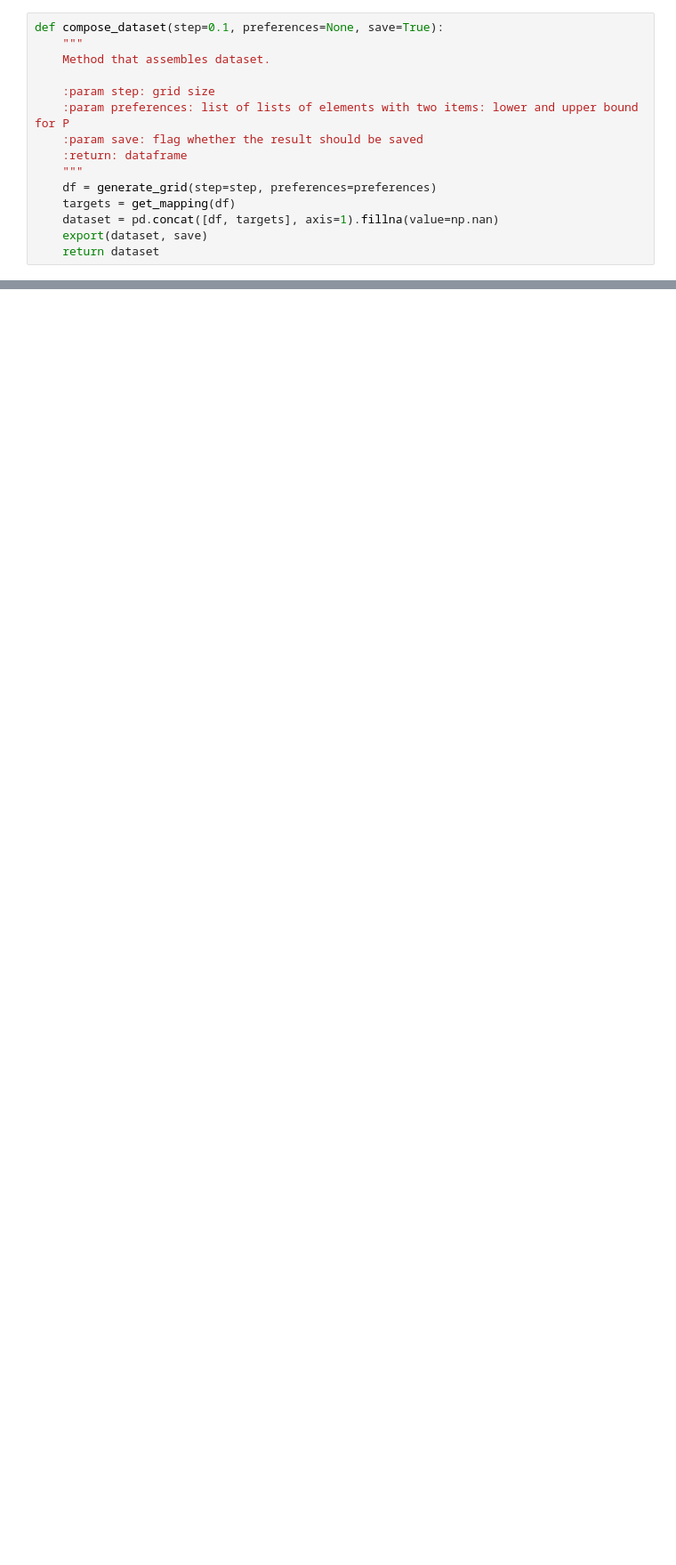
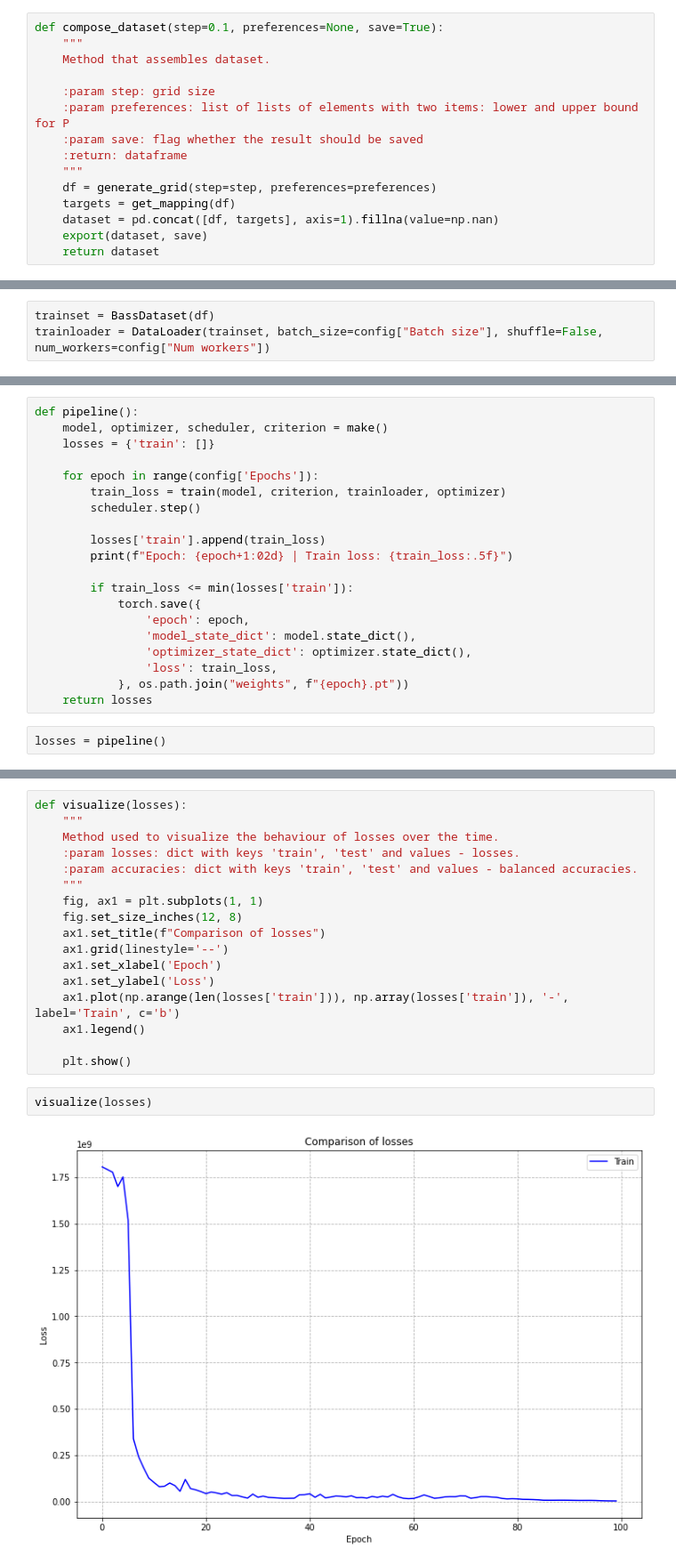
Before and after one commit to DanisAlukaev/Simulation-Modelling, a Jupyter notebook: Assignment 2/Solution.ipynb, the cells around one changed output, grey strips where cells are left out. Shown at 89% size. Cells and saved outputs as stored; diff of their text form; blank space fills up the shorter version.

Commit message:
+ ml model

```diff
--- a/Assignment 2/Solution.ipynb
+++ b/Assignment 2/Solution.ipynb
@@ -246,0 +300,3 @@ dataset.head()
+# %%
+trainset = BassDataset(df)
+trainloader = DataLoader(trainset, batch_size=config["Batch size"], shuffle=False, num_workers=config["Num workers"])
@@ -246,0 +368,22 @@ dataset.head()
+# %%
+def pipeline():
+    model, optimizer, scheduler, criterion = make()
+    losses = {'train': []}
+
+    for epoch in range(config['Epochs']):
+        train_loss = train(model, criterion, trainloader, optimizer)
+        scheduler.step()
+
+        losses['train'].append(train_loss)
+        print(f"Epoch: {epoch+1:02d} | Train loss: {train_loss:.5f}")
+
+        if train_loss <= min(losses['train']):
+            torch.save({
+                'epoch': epoch,
+                'model_state_dict': model.state_dict(),
+                'optimizer_state_dict': optimizer.state_dict(),
+                'loss': train_loss,
+            }, os.path.join("weights", f"{epoch}.pt"))
+    return losses
+# %%
+losses = pipeline()
@@ -246,0 +408,21 @@ dataset.head()
+# %%
+def visualize(losses):
+    """
+    Method used to visualize the behaviour of losses over the time.
+    :param losses: dict with keys 'train', 'test' and values - losses.
+    :param accuracies: dict with keys 'train', 'test' and values - balanced accuracies.
+    """
+    fig, ax1 = plt.subplots(1, 1)
+    fig.set_size_inches(12, 8)
+    ax1.set_title(f"Comparison of losses")
+    ax1.grid(linestyle='--')
+    ax1.set_xlabel('Epoch')
+    ax1.set_ylabel('Loss')
+    ax1.plot(np.arange(len(losses['train'])), np.array(losses['train']), '-', label='Train', c='b')
+    ax1.legend()
+
+    plt.show()
+# %%
+visualize(losses)
+# %% [output]
+[figure, added]
```
Also changed, not shown: parts of 22 cells of this notebook, 3 other files.
